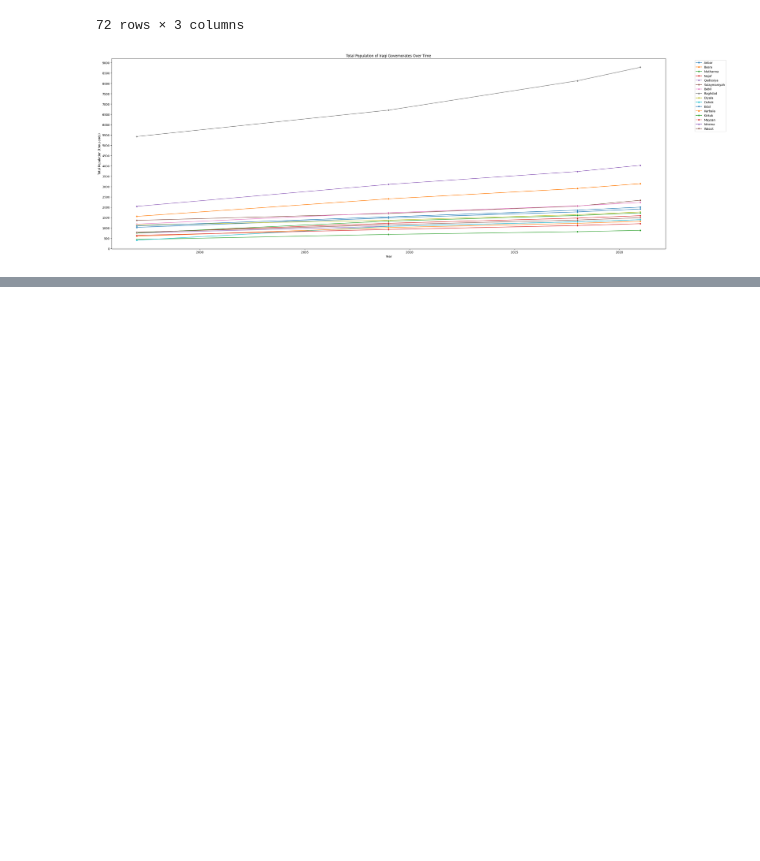
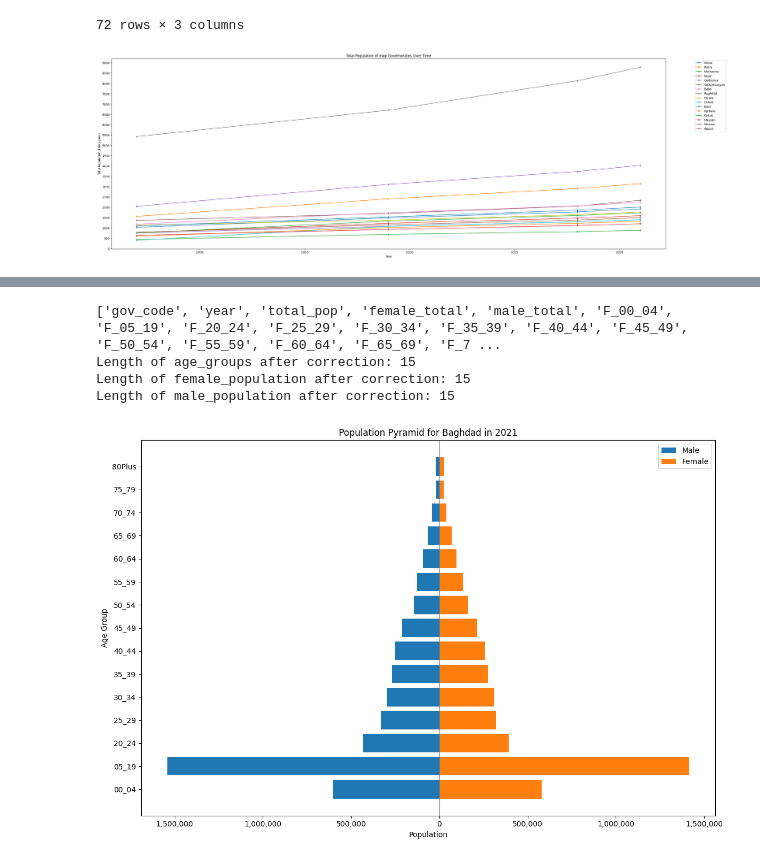
Before and after one commit to saxonyanders/saxonyanders, a Jupyter notebook: Iraq_population.ipynb, the cells around one changed output, grey strips where cells are left out. Cells and saved outputs as stored; diff of their text form; code cells hidden in the pictures; blank space fills up the shorter version.

```diff
--- a/Iraq_population.ipynb
+++ b/Iraq_population.ipynb
@@ -167,3 +169,6 @@ plt.tight_layout()
 plt.show()
 # %% [output]
 [figure]
+# %%
+iraq_pop_gender_age_df = pd.read_csv('/content/IRAQ_GOV_GENDER_AGE(aggregated_years_clean).csv')
+display(iraq_pop_gender_age_df.head())
@@ -169,0 +194,6 @@ plt.show()
+# %%
+selected_year = 2021
+selected_governorate = 'baghdad'
+
+print(f"Selected year: {selected_year}")
+print(f"Selected governorate: {selected_governorate}")
@@ -169,0 +233,54 @@ plt.show()
+# %%
+print(iraq_pop_gender_age_df.columns.tolist())
+
+# Re-identify the columns that represent female and male population by age group
+female_cols = [col for col in iraq_pop_gender_age_df.columns if col.startswith('F_')]
+# Manually inspect the column list to find the matching male age group columns
+male_cols = [col for col in iraq_pop_gender_age_df.columns if col.startswith('M_') and col.replace('M_', '') in [f.replace('F_', '') for f in female_cols]]
+
+
+# Assuming the age groups are consistent between male and female columns
+age_groups = [col.replace('F_', '') for col in female_cols]
+
+# Extract population data based on the filtered row and identified columns
+female_population = governorate_data_selected_year[female_cols].values.tolist()
+male_population = governorate_data_selected_year[male_cols].values.tolist()
+
+print(f"Length of age_groups after correction: {len(age_groups)}")
+print(f"Length of female_population after correction: {len(female_population)}")
+print(f"Length of male_population after correction: {len(male_population)}")
+
+# Create a figure and axes object
+fig, ax = plt.subplots(figsize=(12, 8))
+
+# Create horizontal bar chart for male population (as negative values)
+ax.barh(age_groups, [-pop for pop in male_population], label='Male')
+
+# Create horizontal bar chart for female population (as positive values)
+ax.barh(age_groups, female_population, label='Female')
+
+# Set labels and title
+ax.set_xlabel('Population')
+ax.set_ylabel('Age Group')
+ax.set_title(f'Population Pyramid for {selected_governorate.title()} in {selected_year}')
+
+# Format the x-axis to show absolute population values
+ax.xaxis.set_major_formatter(plt.FuncFormatter(lambda x, loc: f'{abs(x):,.0f}'))
+
+# Add legend
+ax.legend()
+
+# Invert the y-axis to have the youngest age group at the bottom
+# ax.invert_yaxis() # Commenting out or removing this line will invert the y-axis
+
+# Add a vertical line at 0 for better separation
+ax.axvline(0, color='grey', linewidth=0.8)
+
+plt.tight_layout()
+plt.show()
+# %% [output]
+['gov_code', 'year', 'total_pop', 'female_total', 'male_total', 'F_00_04', 'F_05_19', 'F_20_24', 'F_25_29', 'F_30_34', 'F_35_39', 'F_40_44', 'F_45_49', 'F_50_54', 'F_55_59', 'F_60_64', 'F_65_69', 'F_7 ...
+Length of age_groups after correction: 15
+Length of female_population after correction: 15
+Length of male_population after correction: 15
+[figure, added]
```
Also changed, not shown: parts of 12 cells of this notebook.
